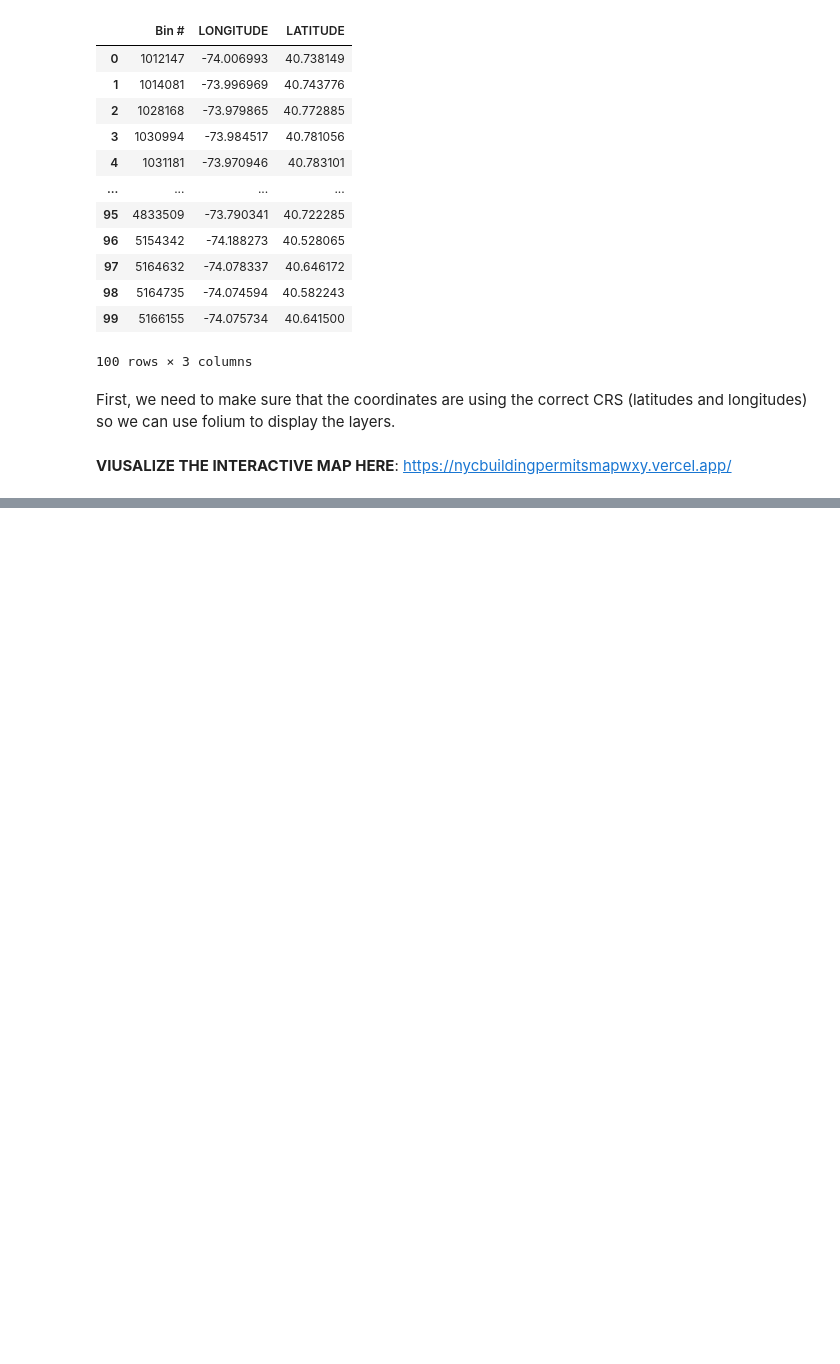
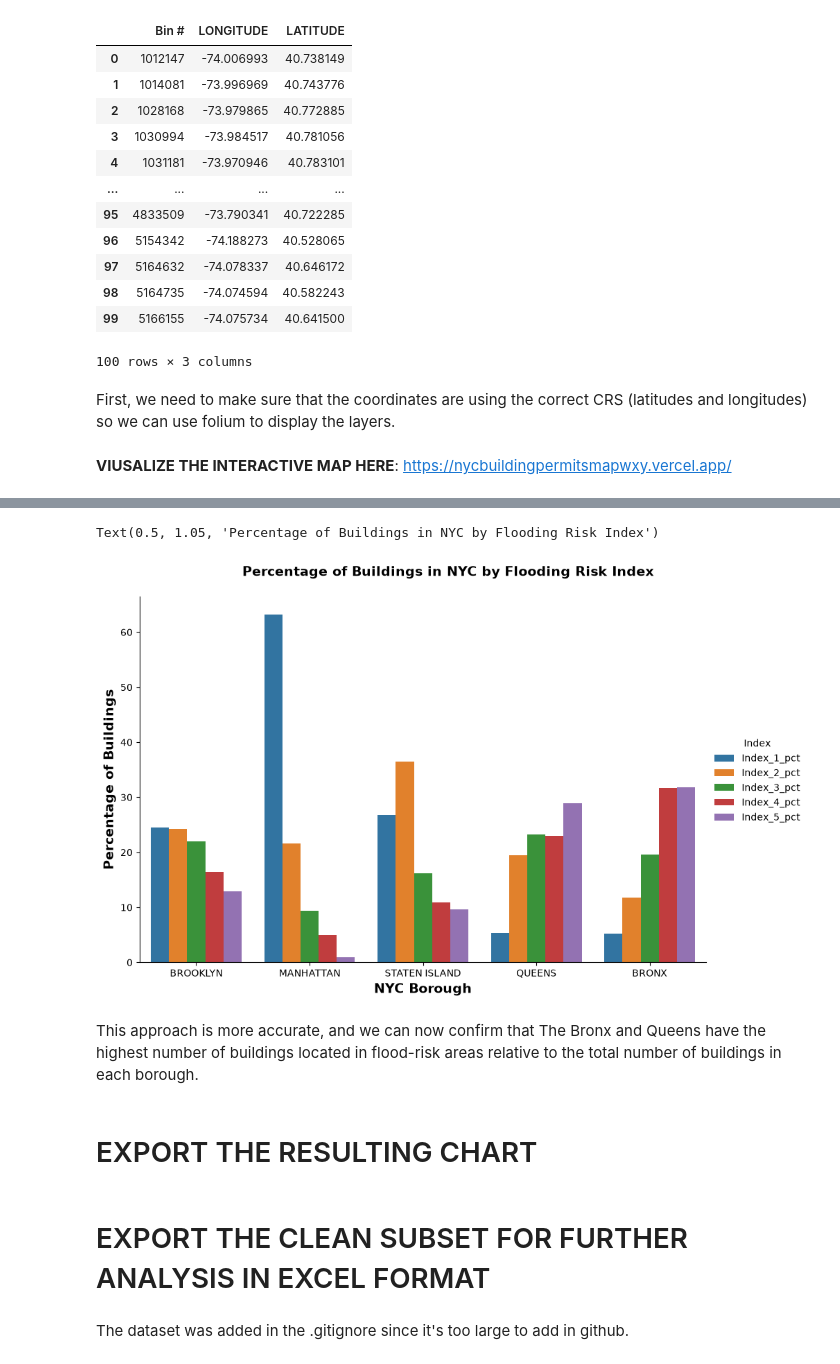
Before and after one commit to janmollet/WXY_ASSIGNMENT, a Jupyter notebook: part_b.ipynb, the cells around one changed output, grey strips where cells are left out. Cells and saved outputs as stored; diff of their text form; code cells hidden in the pictures; blank space fills up the shorter version.

```diff
--- a/part_b.ipynb
+++ b/part_b.ipynb
@@ -610,0 +1042,17 @@ m.save("map_result/NYC_Building_Permits_Map.html")
+# %%
+# 1
+final_merge_percentages["Index_1_pct"] = final_merge_percentages["Index1_Lowest"] * 100 / final_merge_percentages["Total Buildings"]
+
+# 2
+final_merge_percentages["Index_2_pct"] = final_merge_percentages["Index 2"] * 100 / final_merge_percentages["Total Buildings"]
+
+# 3
+final_merge_percentages["Index_3_pct"] = final_merge_percentages["Index 3"] * 100 / final_merge_percentages["Total Buildings"]
+
+# 4
+final_merge_percentages["Index_4_pct"] = final_merge_percentages["Index 4"] * 100 / final_merge_percentages["Total Buildings"]
+
+# 5
+final_merge_percentages["Index_5_pct"] = final_merge_percentages["Index5_Highest"] * 100 / final_merge_percentages["Total Buildings"]
+
+final_clean_merged_pct = final_merge_percentages.drop(columns=["Index1_Lowest", "Index 2", "Index 3", "Index 4", "Index5_Highest"])
@@ -610,0 +1068,39 @@ m.save("map_result/NYC_Building_Permits_Map.html")
+# %%
+plot_data = final_clean_merged_pct.melt(
+    id_vars="BOROUGH",
+    value_vars=["Index_1_pct","Index_2_pct", "Index_3_pct", "Index_4_pct", "Index_5_pct"],
+    var_name="Index",
+    value_name="Number of Permits"
+)
+
+# Create the chart
+z = sns.catplot(
+    data=plot_data,
+    x="BOROUGH",
+    y="Number of Permits",
+    hue="Index",
+    kind="bar",
+    height=6,
+    aspect=1.5
+)
+
+z.set_axis_labels(
+    "NYC Borough",
+    "Percentage of Buildings",
+    fontsize=14,
+    fontweight="bold"
+)
+
+z.figure.suptitle(
+    "Percentage of Buildings in NYC by Flooding Risk Index",
+    fontsize=14,
+    fontweight="bold",
+    y=1.05
+)
+# %% [output]
+Text(0.5, 1.05, 'Percentage of Buildings in NYC by Flooding Risk Index')
+[figure, added]
+# %% [markdown]
+This approach is more accurate, and we can now confirm that The Bronx and Queens have the highest number of buildings located in flood-risk areas relative to the total number of buildings in each borough.
+# %% [markdown]
+# EXPORT THE RESULTING CHART
@@ -610,0 +1110,4 @@ m.save("map_result/NYC_Building_Permits_Map.html")
+# %% [markdown]
+# EXPORT THE CLEAN SUBSET FOR FURTHER ANALYSIS IN EXCEL FORMAT
+# %% [markdown]
+The dataset was added in the .gitignore since it's too large to add in github.
```
Also changed, not shown: parts of 59 cells of this notebook, 5 other files.
